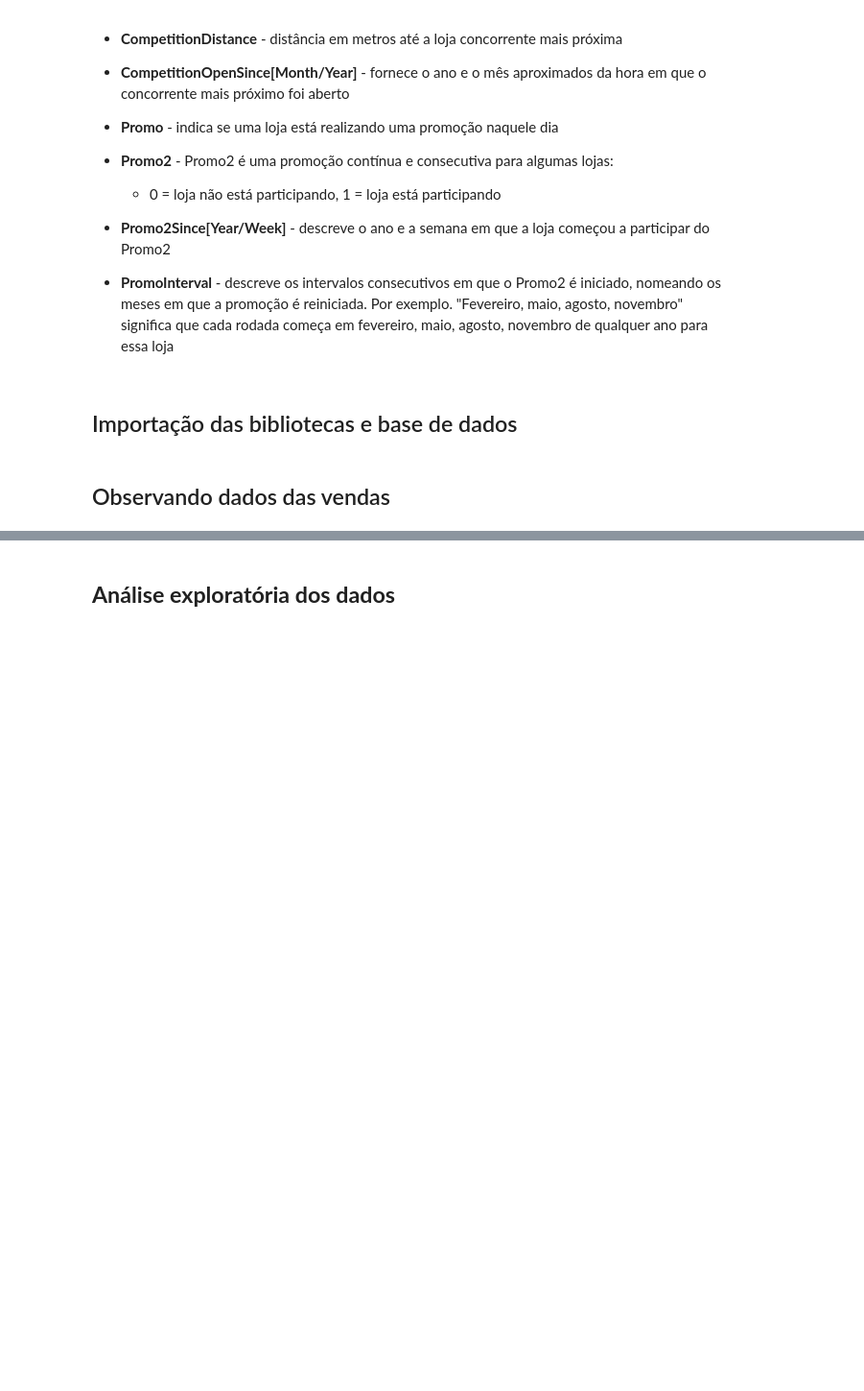
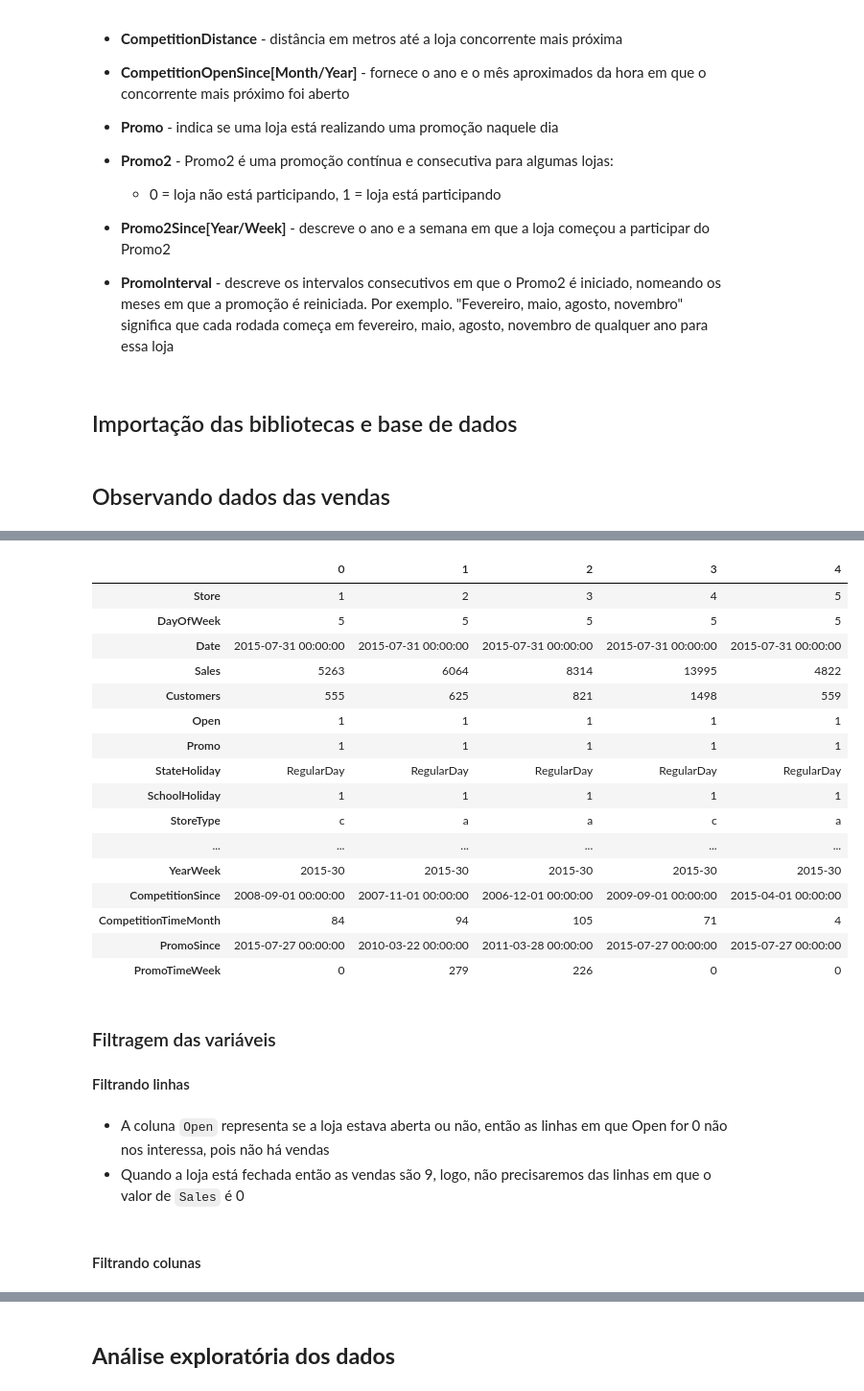
Before and after one commit to math3usvalenca/sales-analysis-and-forecasting, a Jupyter notebook: previsao_vendas.ipynb, the cells around one changed output, grey strips where cells are left out. Shown at 96% size. Drawn from its saved outputs; the diff is of its cells as text; code cells hidden in the pictures; blank space fills up the shorter version.

```diff
--- a/previsao_vendas.ipynb
+++ b/previsao_vendas.ipynb
@@ -161,0 +194,59 @@ store_info_df.describe()
+# %%
+# year
+df_stores['Year'] = df_stores['Date'].dt.year
+# month
+df_stores['Month'] = df_stores['Date'].dt.month
+# day
+df_stores['Day'] = df_stores['Date'].dt.day
+# week of year
+df_stores['WeekOfYear'] = df_stores['Date'].dt.weekofyear
+# year week
+df_stores['YearWeek'] = df_stores['Date'].dt.strftime( '%Y-%W' )
+# %%
+# competition since
+df_stores['CompetitionSince'] = df_stores.apply( lambda x: datetime.datetime(year=x['CompetitionOpenSinceYear'],
+month=x['CompetitionOpenSinceMonth'],day=1 ), axis=1 )
+# %%
+df_stores['CompetitionTimeMonth'] = ( ( df_stores['Date'] - df_stores['CompetitionSince'] )/30).apply(
+     lambda x: x.days ).astype( int )
+# %%
+# promo since
+df_stores['PromoSince'] = df_stores['Promo2SinceYear'].astype( str ) + '-' + df_stores['Promo2SinceWeek'].astype( str )
+df_stores['PromoSince'] = df_stores['PromoSince'].apply( lambda x: datetime.datetime.strptime(
+     x + '-1', '%Y-%W-%w' ) - datetime.timedelta( days=7 ) )
+df_stores['PromoTimeWeek'] = ( ( df_stores['Date'] - df_stores['PromoSince'] )/7 ).apply(
+    lambda x: x.days ).astype( int )
+# assortment
+df_stores['Assortment'] = df_stores['Assortment'].apply( lambda x: 'basic' if x == 'a' else
+                                                        'extra' if x == 'b' else 'extended' )
+# state holiday
+df_stores['StateHoliday'] = df_stores['StateHoliday'].apply(
+    lambda x: 'PublicHoliday' if x == 'a' else 'EasterHoliday' if x == 'b' else 'Christmas' if x == 'c'
+else 'RegularDay' )
+# %%
+df_stores.head().T
+# %% [output]
+|  | 0 | 1 | 2 | 3 | 4 |
+| Store | 1 | 2 | 3 | 4 | 5 |
+| DayOfWeek | 5 | 5 | 5 | 5 | 5 |
+| Date | 2015-07-31 00:00:00 | 2015-07-31 00:00:00 | 2015-07-31 00:00:00 | 2015-07-31 00:00:00 | 2015-07-31 00:00:00 |
+| Sales | 5263 | 6064 | 8314 | 13995 | 4822 |
+| Customers | 555 | 625 | 821 | 1498 | 559 |
+| Open | 1 | 1 | 1 | 1 | 1 |
+| Promo | 1 | 1 | 1 | 1 | 1 |
+| StateHoliday | RegularDay | RegularDay | RegularDay | RegularDay | RegularDay |
+| SchoolHoliday | 1 | 1 | 1 | 1 | 1 |
+| StoreType | c | a | a | c | a |
+| ... | ... | ... | ... | ... | ... |
+| YearWeek | 2015-30 | 2015-30 | 2015-30 | 2015-30 | 2015-30 |
+| CompetitionSince | 2008-09-01 00:00:00 | 2007-11-01 00:00:00 | 2006-12-01 00:00:00 | 2009-09-01 00:00:00 | 2015-04-01 00:00:00 |
+| CompetitionTimeMonth | 84 | 94 | 105 | 71 | 4 |
+| PromoSince | 2015-07-27 00:00:00 | 2010-03-22 00:00:00 | 2011-03-28 00:00:00 | 2015-07-27 00:00:00 | 2015-07-27 00:00:00 |
+| PromoTimeWeek | 0 | 279 | 226 | 0 | 0 |
+# %% [markdown]
+### Filtragem das variáveis
+
+#### Filtrando linhas
+# %% [markdown]
+- A coluna `Open` representa se a loja estava aberta ou não, então as linhas em que Open for 0 não nos interessa, pois não há vendas
+- Quando a loja está fechada então as vendas são 9, logo, não precisaremos das linhas em que o valor de `Sales` é 0
@@ -161,0 +255,2 @@ store_info_df.describe()
+# %% [markdown]
+#### Filtrando colunas
```
Also changed, not shown: parts of 85 cells of this notebook, 2 other files.
